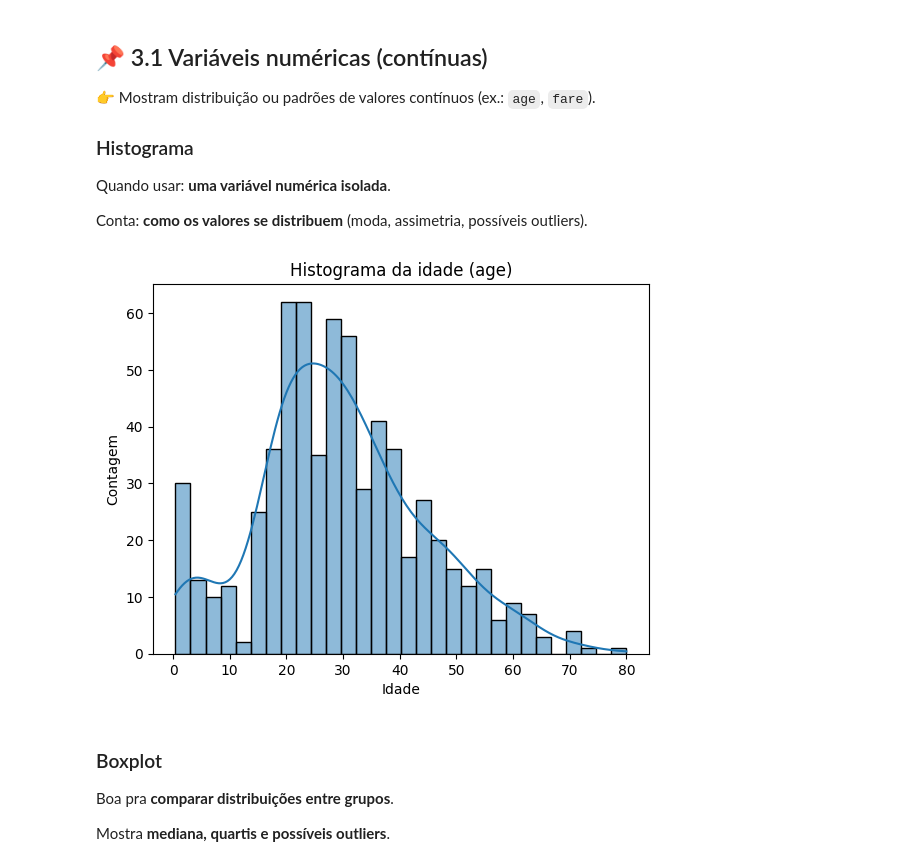
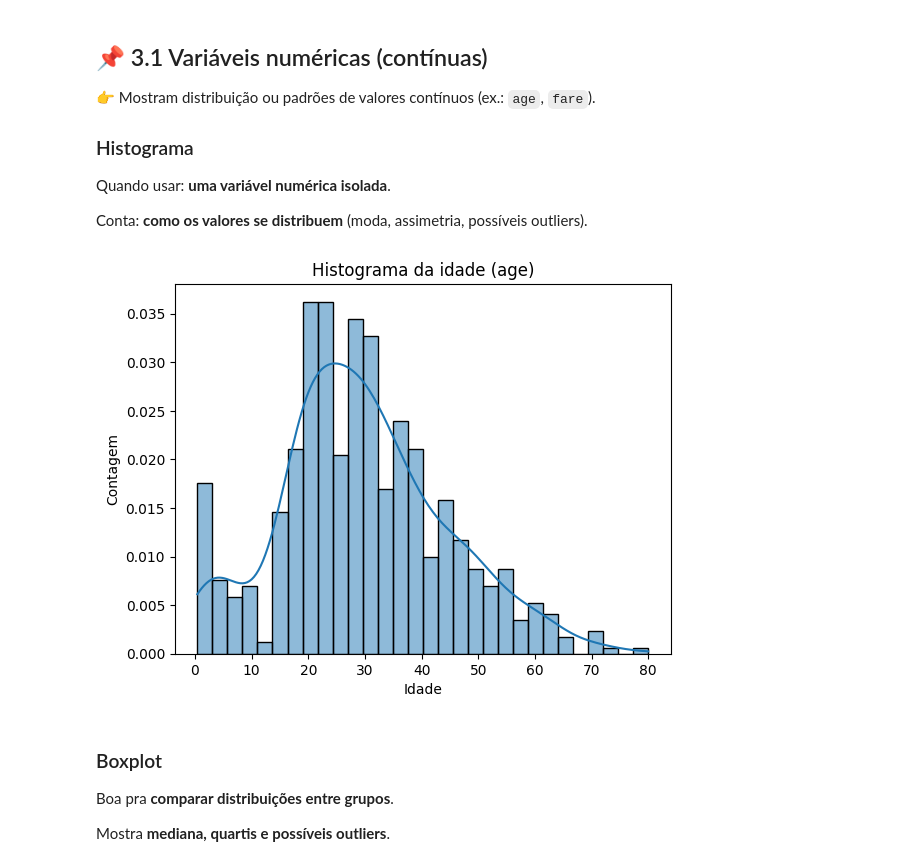
Before and after one commit to mumuvrf/ciclo-basico-26-1, a Jupyter notebook: Aula 3/aula3.ipynb, the cells around one changed output. Drawn from its saved outputs; the diff is of its cells as text; code cells hidden in the pictures.

```diff
--- a/Aula 3/aula3.ipynb
+++ b/Aula 3/aula3.ipynb
@@ -127,13 +128,13 @@ Quando usar: **uma variável numérica isolada**.
 
 Conta: **como os valores se distribuem** (moda, assimetria, possíveis outliers).
 # %%
-sns.histplot(data=df, x="age", bins=30, kde=True, stat="count")
+sns.histplot(data=df, x="age", bins=30, kde=True, stat="density")
 plt.title("Histograma da idade (age)")
 plt.xlabel("Idade")
 plt.ylabel("Contagem")
 plt.show()
 # %% [output]
-[figure, old version]
+[figure, new version]
 # %% [markdown]
 ### Boxplot
 
```
Also changed, not shown: parts of 6 cells of this notebook, 2 other files.
